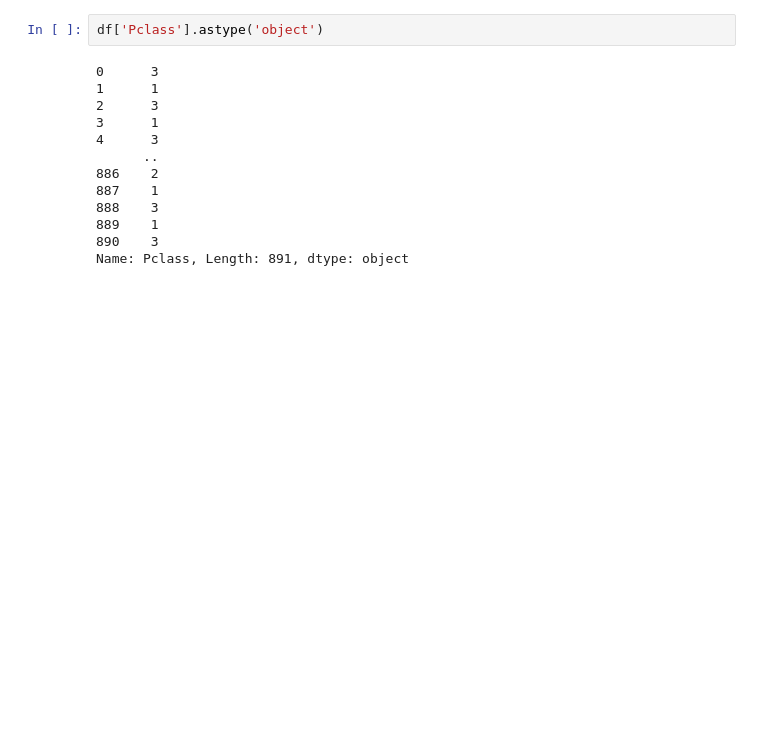
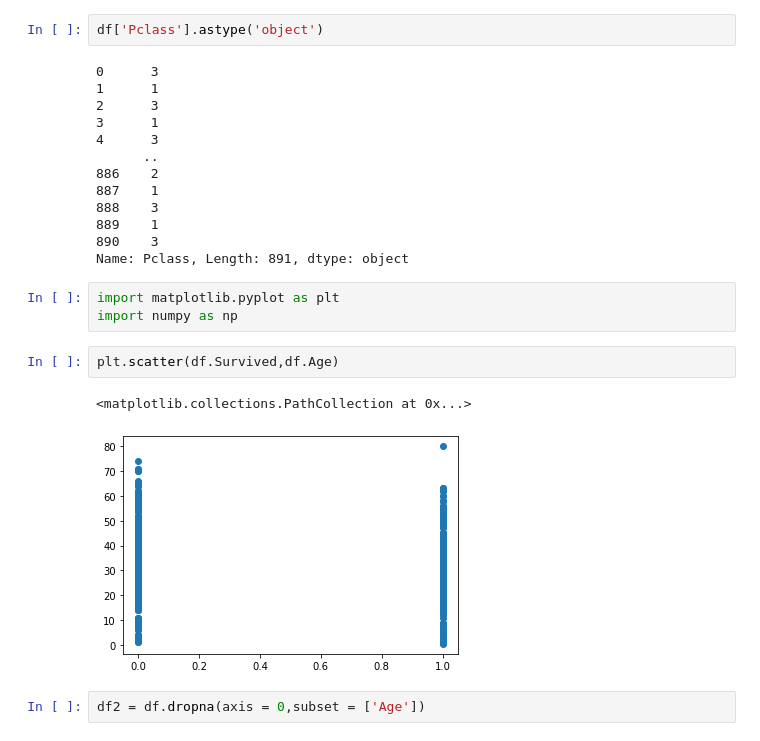
Before and after one commit to davids2503/data-science-study-group, a Jupyter notebook: apart_variable.ipynb, the cells around one changed output. Cells and saved outputs as stored; diff of their text form; blank space fills up the shorter version.

```diff
--- a/apart_variable.ipynb
+++ b/apart_variable.ipynb
@@ -82,3 +82,13 @@ df['Pclass'].astype('object')
 889    1
 890    3
 Name: Pclass, Length: 891, dtype: object
+# %%
+import matplotlib.pyplot as plt
+import numpy as np
+# %%
+plt.scatter(df.Survived,df.Age)
+# %% [output]
+<matplotlib.collections.PathCollection at 0x...>
+[figure, added]
+# %%
+df2 = df.dropna(axis = 0,subset = ['Age'])
```
Also changed, not shown: parts of 4 cells of this notebook.
